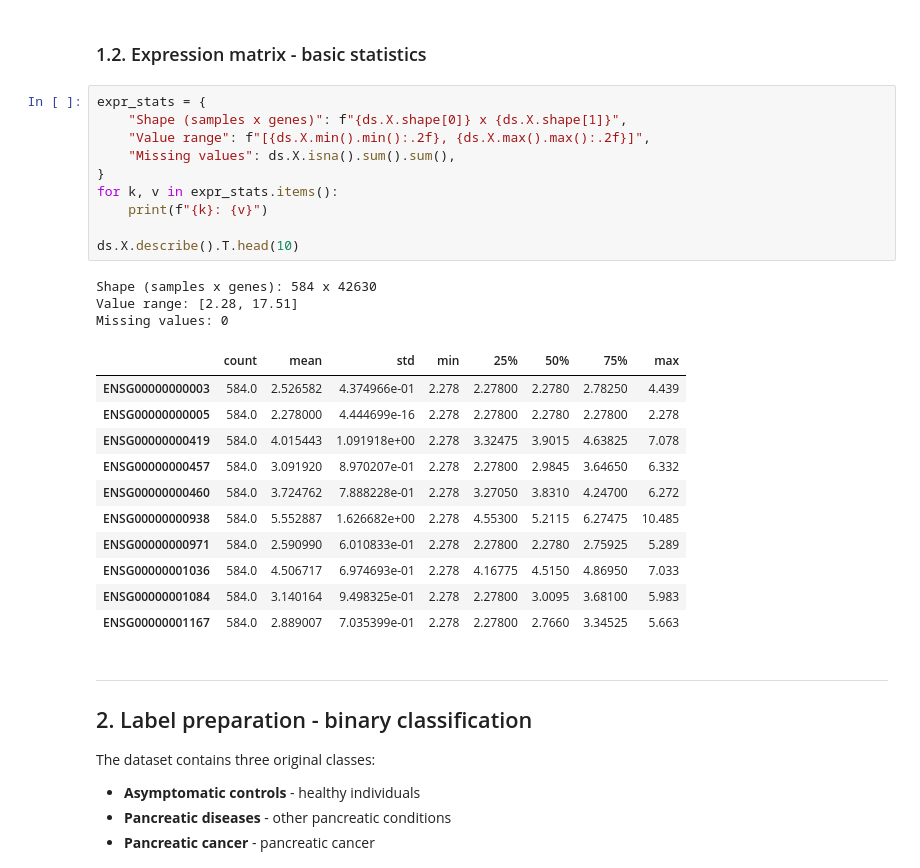
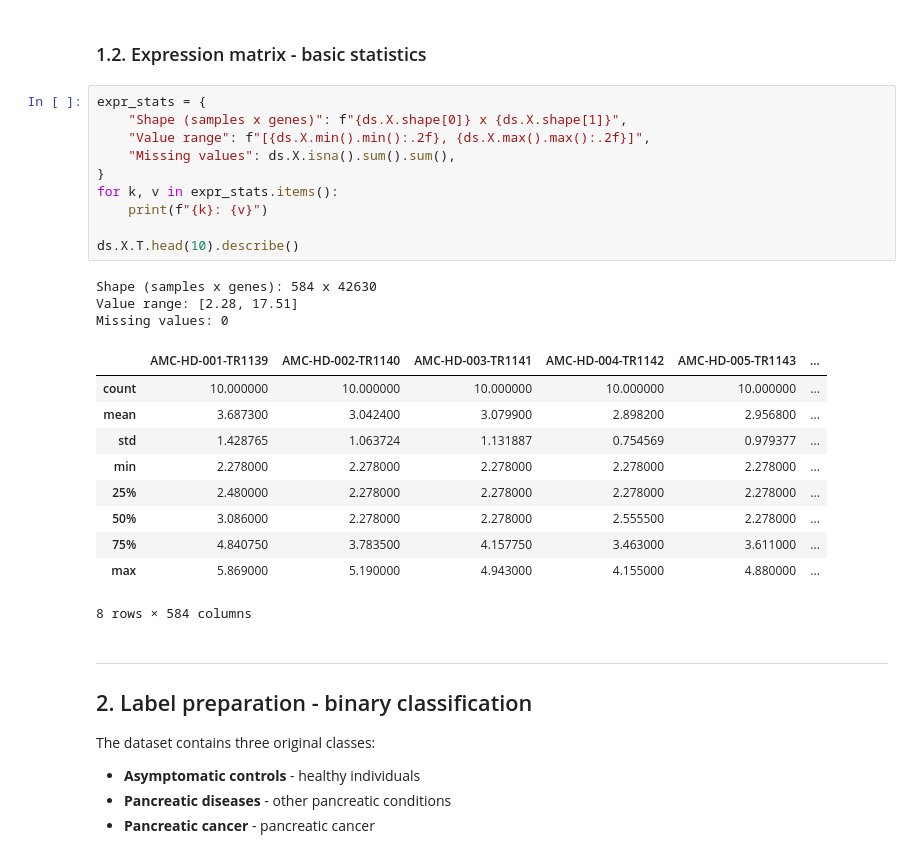
Before and after one commit to kasiaOsowska/pancreatic_canacer_dataset_analysis, a Jupyter notebook: best_results.ipynb, the cells around one changed output. Drawn from its saved outputs; the diff is of its cells as text.

```diff
--- a/best_results.ipynb
+++ b/best_results.ipynb
@@ -83,28 +83,27 @@ Stage:   {'II': 64, 'III': 31, 'IV': 26, 'I': 3}
 # %%
 expr_stats = {
     "Shape (samples x genes)": f"{ds.X.shape[0]} x {ds.X.shape[1]}",
     "Value range": f"[{ds.X.min().min():.2f}, {ds.X.max().max():.2f}]",
     "Missing values": ds.X.isna().sum().sum(),
 }
 for k, v in expr_stats.items():
     print(f"{k}: {v}")
 
-ds.X.describe().T.head(10)
+ds.X.T.head(10).describe()
 # %% [output]
 Shape (samples x genes): 584 x 42630
 Value range: [2.28, 17.51]
 Missing values: 0
-|  | count | mean | std | min | 25% | 50% | 75% | max |
-| ENSG00000000003 | 584.0 | 2.526582 | 4.374966e-01 | 2.278 | 2.27800 | 2.2780 | 2.78250 | 4.439 |
-| ENSG00000000005 | 584.0 | 2.278000 | 4.444699e-16 | 2.278 | 2.27800 | 2.2780 | 2.27800 | 2.278 |
-| ENSG00000000419 | 584.0 | 4.015443 | 1.091918e+00 | 2.278 | 3.32475 | 3.9015 | 4.63825 | 7.078 |
-| ENSG00000000457 | 584.0 | 3.091920 | 8.970207e-01 | 2.278 | 2.27800 | 2.9845 | 3.64650 | 6.332 |
-| ENSG00000000460 | 584.0 | 3.724762 | 7.888228e-01 | 2.278 | 3.27050 | 3.8310 | 4.24700 | 6.272 |
-| ENSG00000000938 | 584.0 | 5.552887 | 1.626682e+00 | 2.278 | 4.55300 | 5.2115 | 6.27475 | 10.485 |
-| ENSG00000000971 | 584.0 | 2.590990 | 6.010833e-01 | 2.278 | 2.27800 | 2.2780 | 2.75925 | 5.289 |
-| ENSG00000001036 | 584.0 | 4.506717 | 6.974693e-01 | 2.278 | 4.16775 | 4.5150 | 4.86950 | 7.033 |
-| ENSG00000001084 | 584.0 | 3.140164 | 9.498325e-01 | 2.278 | 2.27800 | 3.0095 | 3.68100 | 5.983 |
-| ENSG00000001167 | 584.0 | 2.889007 | 7.035399e-01 | 2.278 | 2.27800 | 2.7660 | 3.34525 | 5.663 |
+|  | AMC-HD-001-TR1139 | AMC-HD-002-TR1140 | AMC-HD-003-TR1141 | AMC-HD-004-TR1142 | AMC-HD-005-TR1143 | ... |
+| count | 10.000000 | 10.000000 | 10.000000 | 10.000000 | 10.000000 | ... |
+| mean | 3.687300 | 3.042400 | 3.079900 | 2.898200 | 2.956800 | ... |
+| std | 1.428765 | 1.063724 | 1.131887 | 0.754569 | 0.979377 | ... |
+| min | 2.278000 | 2.278000 | 2.278000 | 2.278000 | 2.278000 | ... |
+| 25% | 2.480000 | 2.278000 | 2.278000 | 2.278000 | 2.278000 | ... |
+| 50% | 3.086000 | 2.278000 | 2.278000 | 2.555500 | 2.278000 | ... |
+| 75% | 4.840750 | 3.783500 | 4.157750 | 3.463000 | 3.611000 | ... |
+| max | 5.869000 | 5.190000 | 4.943000 | 4.155000 | 4.880000 | ... |
+8 rows × 584 columns
 # %% [markdown]
 ---
 
```
Also changed, not shown: parts of 14 cells of this notebook, 3 other files.
